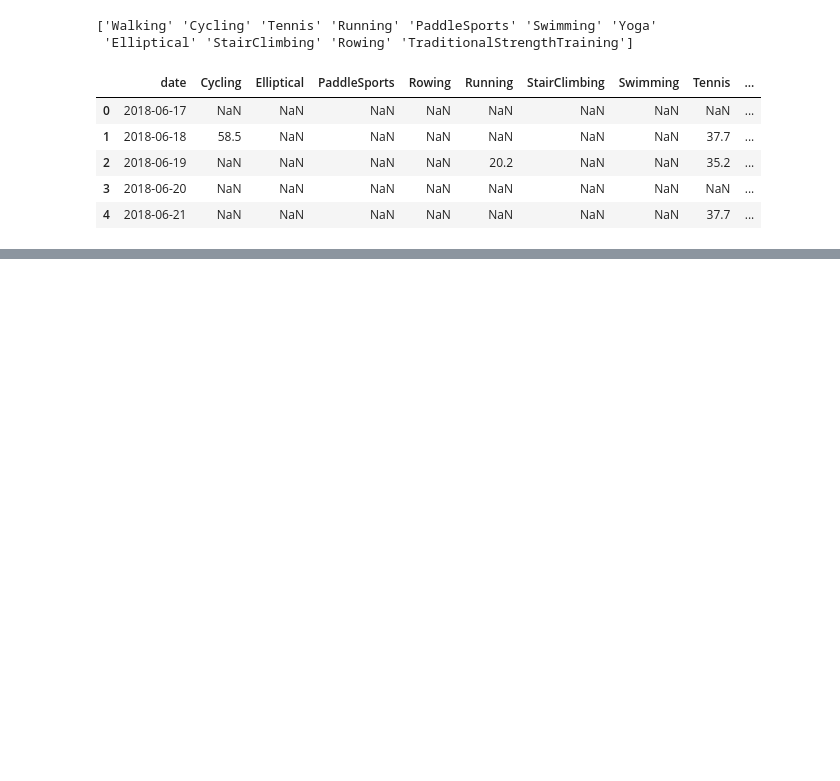
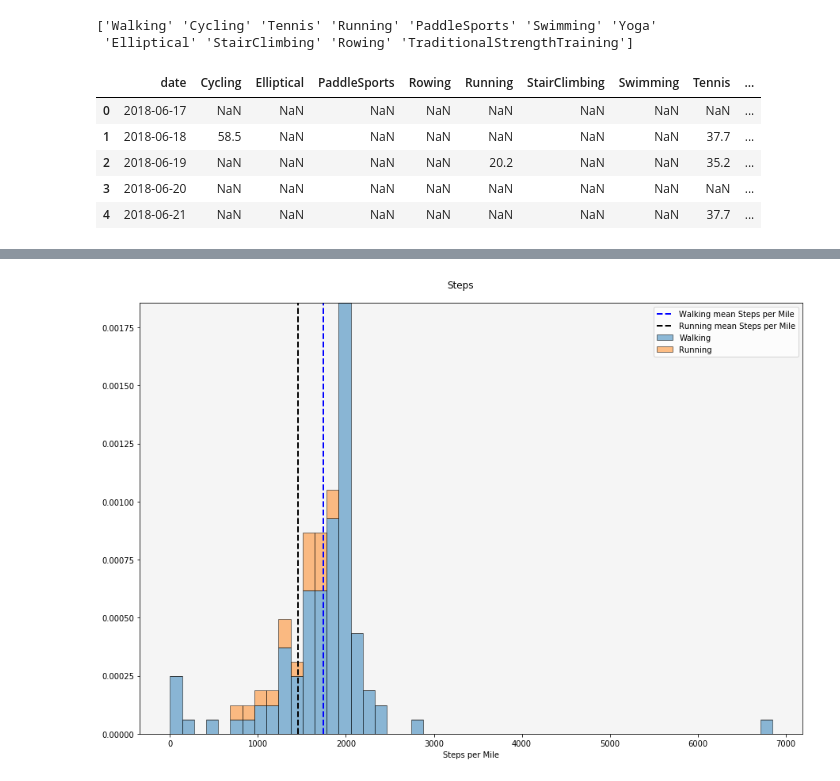
Before and after one commit to gregmames/HealthTracking, a Jupyter notebook: apple_health_data_processor.ipynb, the cells around one changed output, grey strips where cells are left out. Cells and saved outputs as stored; diff of their text form; code cells hidden in the pictures; blank space fills up the shorter version.

```diff
--- a/apple_health_data_processor.ipynb
+++ b/apple_health_data_processor.ipynb
@@ -782,4 +830,47 @@ print(Workout3[Workout3.workoutActivityType=='Running'].Steps_perMile.mean())
 1458.9426258197134
+# %%
+# #Specify distribution parameters
+# bn = 25
+
+# plt.figure(figsize=[15,10])
+# ax = plt.gca()
+# ax.set_facecolor('whitesmoke')
+
+# n, bins, patches = plt.hist(Workout3[Workout3.workoutActivityType=='Walking'].Steps_perMile, bn, density=False, alpha =0.5)
+# n, bins, patches = plt.hist(Workout3[Workout3.workoutActivityType=='Running'].Steps_perMile, bn, density=False, alpha =0.5)
+# # n, bins, patches = plt.hist(Workout.duration[Workout.workoutActivityType=='Tennis'], bn, density=False, alpha =0.5)
+# # n, bins, patches = plt.hist(Workout.duration[Workout.workoutActivityType=='Cycling'], bn, density=False, alpha =0.5)
+
+# plt.xlabel('Steps per mile')
+# xmin, xmax, ymin, ymax = plt.axis()
+# # plt.axis([Workout.duration.min(), Workout.duration.max(),0, 26])
+
+# plt.show()
+
+
+#Specify distribution parameters
+bn = 50
+
+#plot histogram of steps
+plt.figure(figsize=[15,10])
+ax = plt.gca()
+ax.set_facecolor('whitesmoke')
+plt.suptitle('Steps', fontsize=12, y=.92)
+n, bins, patches = plt.hist([Workout3[Workout3.workoutActivityType=='Walking'].Steps_perMile, Workout3[Workout3.workoutActivityType=='Running'].Steps_perMile], bn, density=True, alpha =0.5, histtype='barstacked', label=['Walking', 'Running'], edgecolor='black')
+
+ax.axvline(Workout3[Workout3.workoutActivityType=='Walking'].Steps_perMile.mean(), linewidth=2, color='b', linestyle='dashed',label="Walking mean Steps per Mile")
+ax.axvline(Workout3[Workout3.workoutActivityType=='Running'].Steps_perMile.mean(), linewidth=2, color='k', linestyle='dashed',label="Running mean Steps per Mile")
+
+
+plt.xlabel('Steps per Mile')
+plt.legend(loc=1)
+plt.show()
+
+# print(Workout3.iloc[Workout3[Workout3.workoutActivityType=='Walking'].Steps_perMile.argmax()])
+# print(Workout3[Workout3.workoutActivityType=='Walking'].Steps_perMile.argmax())
+# Workout3[Workout3.workoutActivityType=='Walking'].head(98)
+# %% [output]
+[figure, added]
 # %%
 # Fit regression model for walking
 x1 = Workout3[Workout3.workoutActivityType=='Walking'].steps.values.reshape((-1, 1))
```
Also changed, not shown: parts of 22 cells of this notebook.
